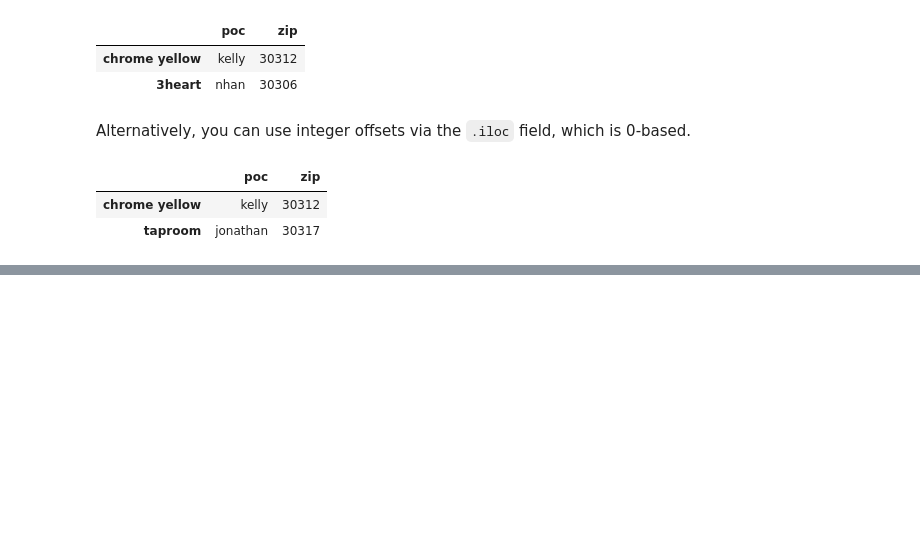
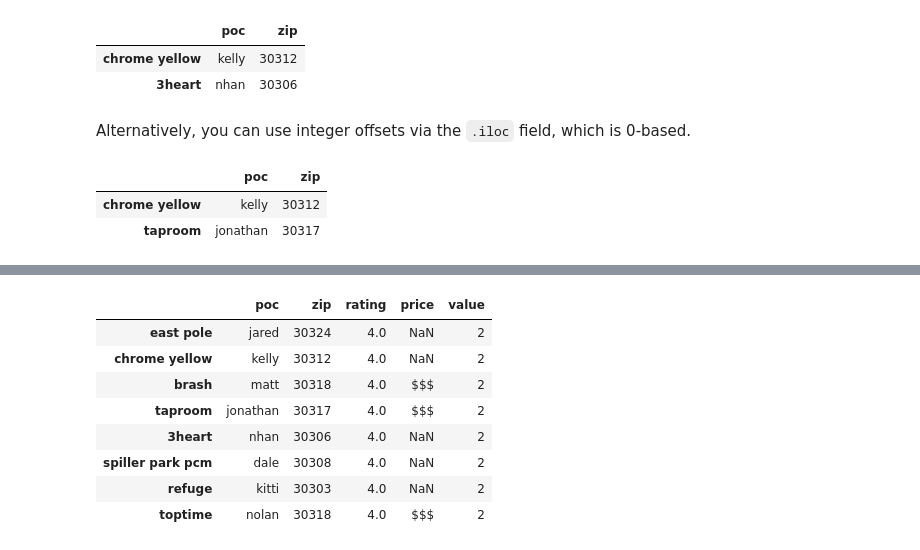
Before and after one commit to reinahuang/PythonDataScience, a Jupyter notebook: week06_session01_NB02_notes_on_pandas_part0_1.ipynb, the cells around one changed output, grey strips where cells are left out. Saved outputs shown, nothing was run; the diff lists cells and outputs as text; code cells hidden in the pictures; blank space fills up the shorter version.

```diff
--- a/week06_session01_NB02_notes_on_pandas_part0_1.ipynb
+++ b/week06_session01_NB02_notes_on_pandas_part0_1.ipynb
@@ -633,0 +699,4 @@ cafes2.iloc[[1, 3]]
+# %%
+cafes3 = cafes2.copy()
+large_zip = cafes3['zip'].isin([30318,30317])
+cafes3[large_zip]
@@ -633,0 +717,14 @@ cafes2.iloc[[1, 3]]
+# %%
+cafes3['price'] = cafes3[large_zip]['price'] + "$"
+cafes3
+## 这里出现NaN，右边 Series 只有 3 个索引：['brash', 'taproom', 'toptime']。左边的 price 列 需要覆盖全部 8 个索引：['east pole', 'chrome yellow', ...]。 Pandas 找不到对应的值，就判定为数据缺失，直接用 NaN 覆盖掉了原有的旧数据！
+# %% [output]
+|  | poc | zip | rating | price | value |
+| east pole | jared | 30324 | 4.0 | NaN | 2 |
+| chrome yellow | kelly | 30312 | 4.0 | NaN | 2 |
+| brash | matt | 30318 | 4.0 | $$$ | 2 |
+| taproom | jonathan | 30317 | 4.0 | $$$ | 2 |
+| 3heart | nhan | 30306 | 4.0 | NaN | 2 |
+| spiller park pcm | dale | 30308 | 4.0 | NaN | 2 |
+| refuge | kitti | 30303 | 4.0 | NaN | 2 |
+| toptime | nolan | 30318 | 4.0 | $$$ | 2 |
```
Also changed, not shown: parts of 8 cells of this notebook.
